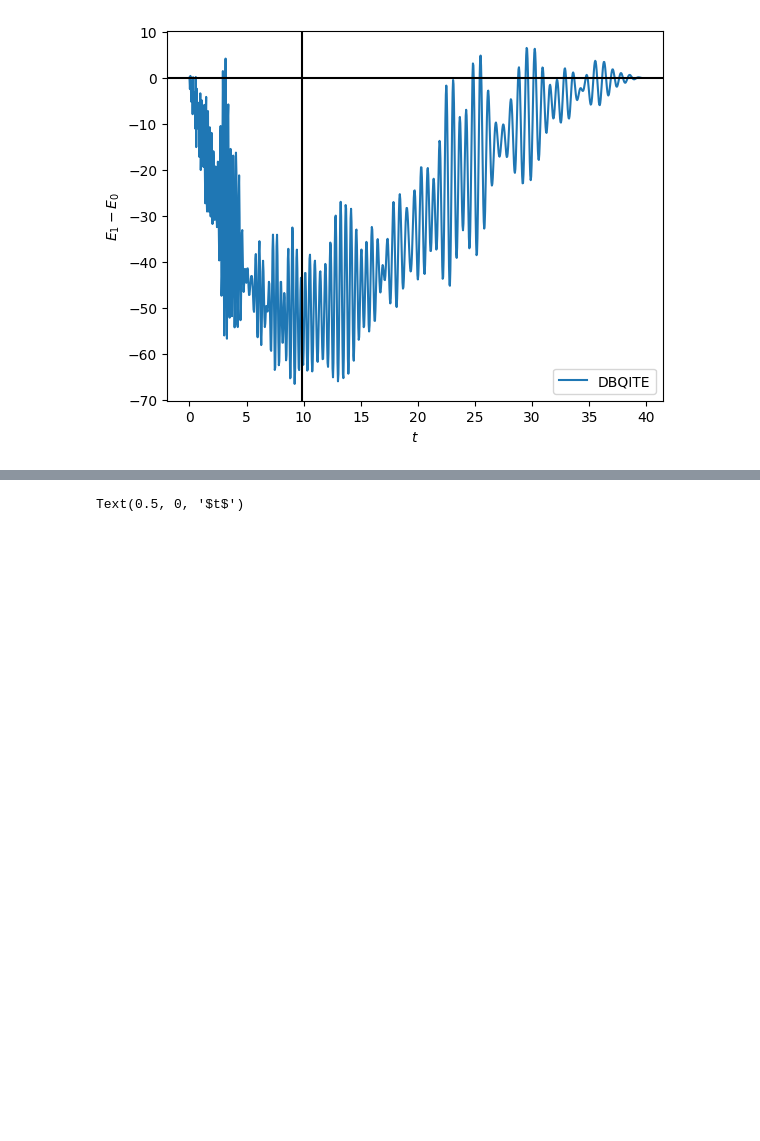
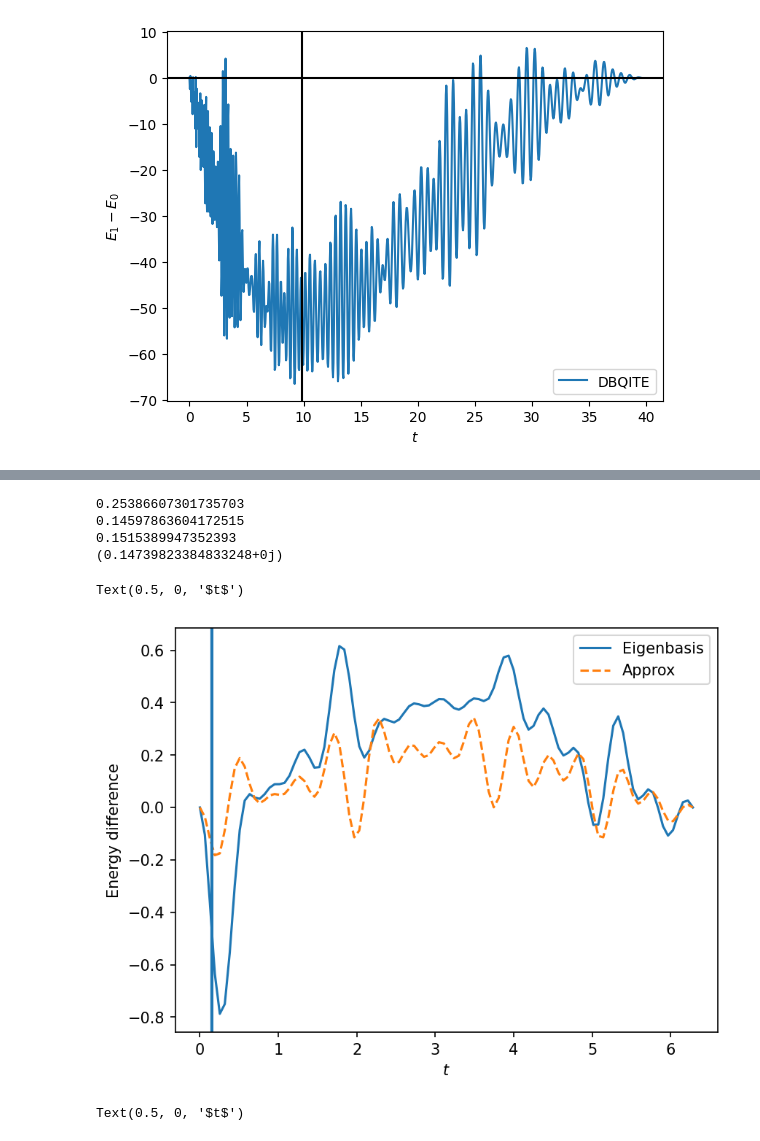
Before and after one commit to wrightjandrew/Master-Project, a Jupyter notebook: DBQITE_tests.ipynb, the cells around one changed output, grey strips where cells are left out. Cells and saved outputs as stored; diff of their text form; code cells hidden in the pictures; blank space fills up the shorter version.

```diff
--- a/DBQITE_tests.ipynb
+++ b/DBQITE_tests.ipynb
@@ -298,0 +299,61 @@ Text(0.5, 0, '$t$')
+# %%
+def estimateOneLevel(E, coeffs, t):
+    val = 0
+    absCoeffs = np.abs(coeffs)**2
+    for i in range(1,len(coeffs)):
+        val += 2*absCoeffs[i] *absCoeffs[0] * E[i]* (absCoeffs[0]*(1-np.cos(t))+np.cos(t*(E[i]+1))-np.cos(t*E[i]))
+    return val
+# %%
+nqubits = 6
+np.random.seed()
+a = 10
+H_def = sum([-Z(x)*Z(x+1)+X(x)*X(x+1)+Y(x)*Y(x+1)  for x in range(nqubits-1)])
+H_def = sum([Z(x)*Z(x+1)+X(x)  for x in range(nqubits-1)])
+H = hamiltonians.SymbolicHamiltonian(H_def).matrix
+#H = randomHamiltonian(nqubits, alpha = a)
+eigenvalues, eigenvectors = np.linalg.eigh(H)
+E0 = eigenvalues[0]
+if E0 < 0:
+    H = H - eigenvalues[0]*np.eye(2**nqubits)
+else :
+    H = H + eigenvalues[0]*np.eye(2**nqubits)
+eigenvalues, eigenvectors = np.linalg.eigh(H)
+a0 = 0.1
+a1 = 1/2**nqubits
+eps = (1-a0-a1)
+
+initState = np.sqrt(a0)*eigenvectors[:,0]
+initState += np.sqrt(a1)*eigenvectors[:,1]
+for i in range(1, 2**nqubits):
+    initState += np.sqrt(eps/(2**nqubits-1))*eigenvectors[:,i]
+initState = initState/np.linalg.norm(initState)
+coeff = decomposeInEigenBasis(eigenvectors, initState)
+energy = np.real(initState.conj().T @ H @ initState)
+t = np.linspace(0, (2*np.pi), 100)
+energy_diff_ebasis = np.zeros(len(t))
+approx = np.zeros(len(t))
+for i in range(len(t)):
+    energy_diff_ebasis[i] = energyDiffEnergyBasis(coeff, eigenvalues, energy, t[i])
+    approx[i] = estimateOneLevel(eigenvalues, coeff, t[i])
+argmin = np.argmin(energy_diff_ebasis)
+s = t[argmin]
+E = max(eigenvalues)
+#E = eigenvalues[1]
+sTest = np.sqrt(6*(2*E+2-coeff[0]**2)/(3*E**3+5*E**2+4*E+2+coeff[0]**2))
+print(s)
+s2 = 4/np.sqrt(4*E**2+4*E+2)
+s3 = (E**2+E-energy)/(2*E*(2*E**2+2*E-energy*E+1))
+s3 = np.sqrt(s3)
+print(s2)
+print(s3)
+print(sTest)
+plt.figure(dpi = 150)
+plt.plot(t, energy_diff_ebasis, label = 'Eigenbasis')
+plt.plot(t, approx, '--', label = 'Approx')
+plt.ylabel(r'Energy difference')
+plt.axvline(x = sTest)
+plt.axvline(x = s2)
+plt.axvline(x = s3)
+plt.legend()
+plt.xlabel(r'$t$')
+# %% [output]
@@ -299,3 +361,9 @@ Text(0.5, 0, '$t$')
+0.25386607301735703
+0.14597863604172515
+0.1515389947352393
+(0.14739823384833248+0j)
+Text(0.5, 0, '$t$')
+[figure, added]
 # %%
 nqubits = 8
 H = randomHamiltonian(nqubits, alpha = 10)
```
Also changed, not shown: parts of 3 cells of this notebook, 10 other files.
